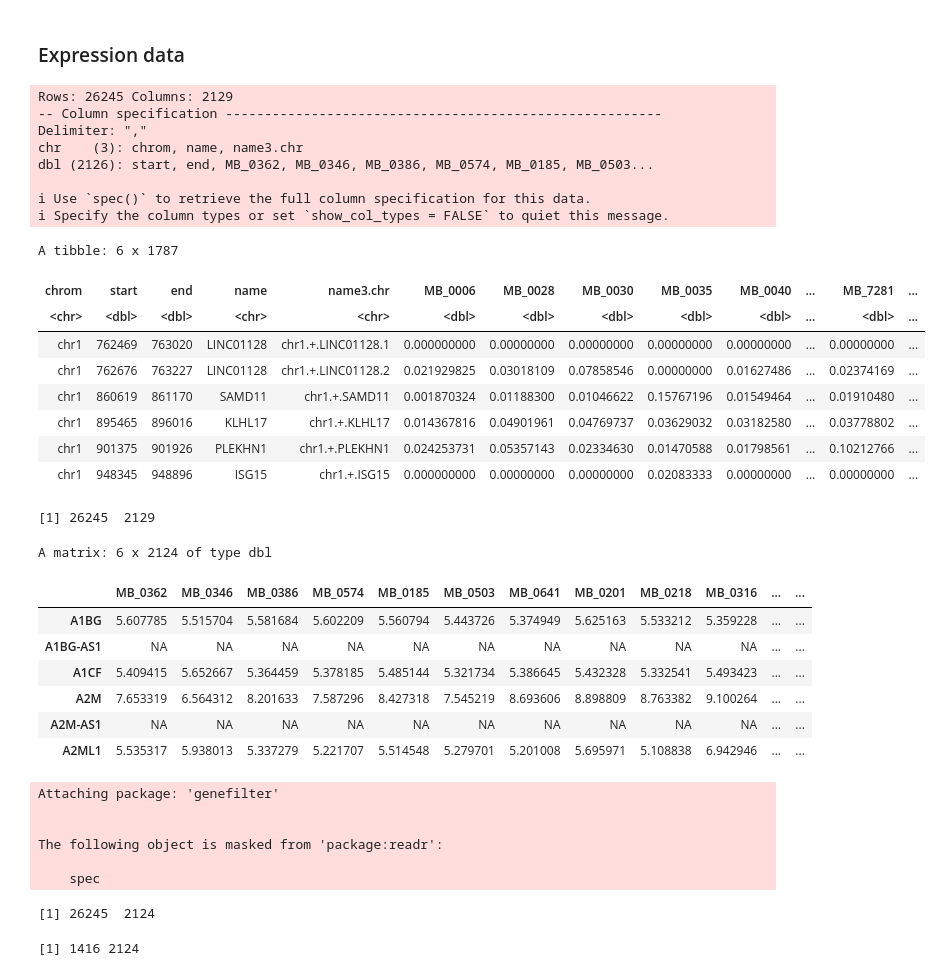
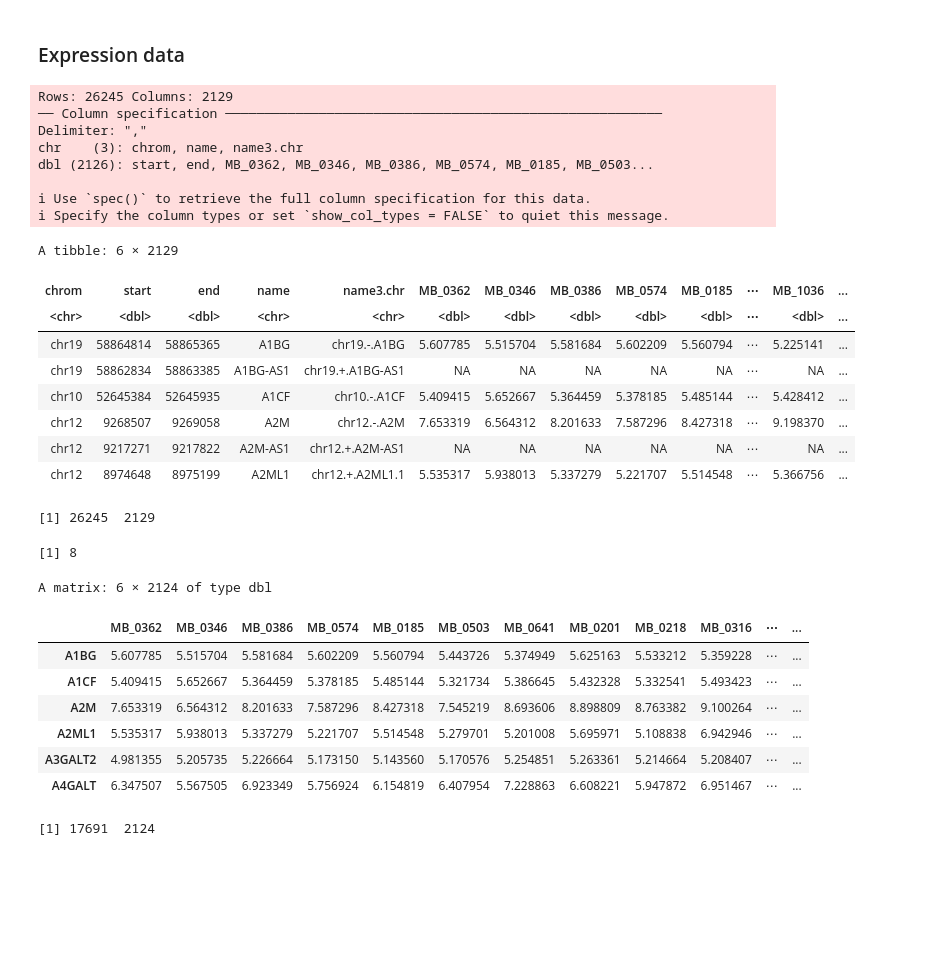
Before and after one commit to ABiiitH/Research-Work, a Jupyter notebook: sample.ipynb, the cells around one changed output. Cells and saved outputs as stored; diff of their text form; code cells hidden in the pictures; blank space fills up the shorter version.

```diff
--- a/sample.ipynb
+++ b/sample.ipynb
@@ -432,24 +447,24 @@ limma test and beta value test have a strong correlation.
 ### Expression data
 # %%
 expr_mat <- read_csv("data/expression_matrix.csv")
-head(data)
+head(expr_mat)
 dim(expr_mat)
 # %% [output]
 Rows: 26245 Columns: 2129
--- Column specification --------------------------------------------------------
+── Column specification ────────────────────────────────────────────────────────
 Delimiter: ","
 chr    (3): chrom, name, name3.chr
 dbl (2126): start, end, MB_0362, MB_0346, MB_0386, MB_0574, MB_0185, MB_0503...
 
-i Use `spec()` to retrieve the full column specification for this data.
-i Specify the column types or set `show_col_types = FALSE` to quiet this message.
+ℹ Use `spec()` to retrieve the full column specification for this data.
+ℹ Specify the column types or set `show_col_types = FALSE` to quiet this message.
-A tibble: 6 x 1787
+A tibble: 6 × 2129
-| chrom | start | end | name | name3.chr | MB_0006 | MB_0028 | MB_0030 | MB_0035 | MB_0040 | ... | MB_7281 | ... |
-| <chr> | <dbl> | <dbl> | <chr> | <chr> | <dbl> | <dbl> | <dbl> | <dbl> | <dbl> | ... | <dbl> | ... |
-| chr1 | 762469 | 763020 | LINC01128 | chr1.+.LINC01128.1 | 0.000000000 | 0.00000000 | 0.00000000 | 0.00000000 | 0.00000000 | ... | 0.00000000 | ... |
-| chr1 | 762676 | 763227 | LINC01128 | chr1.+.LINC01128.2 | 0.021929825 | 0.03018109 | 0.07858546 | 0.00000000 | 0.01627486 | ... | 0.02374169 | ... |
-| chr1 | 860619 | 861170 | SAMD11 | chr1.+.SAMD11 | 0.001870324 | 0.01188300 | 0.01046622 | 0.15767196 | 0.01549464 | ... | 0.01910480 | ... |
-| chr1 | 895465 | 896016 | KLHL17 | chr1.+.KLHL17 | 0.014367816 | 0.04901961 | 0.04769737 | 0.03629032 | 0.03182580 | ... | 0.03778802 | ... |
-| chr1 | 901375 | 901926 | PLEKHN1 | chr1.+.PLEKHN1 | 0.024253731 | 0.05357143 | 0.02334630 | 0.01470588 | 0.01798561 | ... | 0.10212766 | ... |
-| chr1 | 948345 | 948896 | ISG15 | chr1.+.ISG15 | 0.000000000 | 0.00000000 | 0.00000000 | 0.02083333 | 0.00000000 | ... | 0.00000000 | ... |
+| chrom | start | end | name | name3.chr | MB_0362 | MB_0346 | MB_0386 | MB_0574 | MB_0185 | ⋯ | MB_1036 | ... |
+| <chr> | <dbl> | <dbl> | <chr> | <chr> | <dbl> | <dbl> | <dbl> | <dbl> | <dbl> | ⋯ | <dbl> | ... |
+| chr19 | 58864814 | 58865365 | A1BG | chr19.-.A1BG | 5.607785 | 5.515704 | 5.581684 | 5.602209 | 5.560794 | ⋯ | 5.225141 | ... |
+| chr19 | 58862834 | 58863385 | A1BG-AS1 | chr19.+.A1BG-AS1 | NA | NA | NA | NA | NA | ⋯ | NA | ... |
+| chr10 | 52645384 | 52645935 | A1CF | chr10.-.A1CF | 5.409415 | 5.652667 | 5.364459 | 5.378185 | 5.485144 | ⋯ | 5.428412 | ... |
+| chr12 | 9268507 | 9269058 | A2M | chr12.-.A2M | 7.653319 | 6.564312 | 8.201633 | 7.587296 | 8.427318 | ⋯ | 9.198370 | ... |
+| chr12 | 9217271 | 9217822 | A2M-AS1 | chr12.+.A2M-AS1 | NA | NA | NA | NA | NA | ⋯ | NA | ... |
+| chr12 | 8974648 | 8975199 | A2ML1 | chr12.+.A2ML1.1 | 5.535317 | 5.938013 | 5.337279 | 5.221707 | 5.514548 | ⋯ | 5.366756 | ... |
 [1] 26245  2129
@@ -456,38 +481,21 @@ A tibble: 6 x 1787
 # %%
-expr_matrix <- expr_clean %>%
+# Extract expression matrix (numeric only)
+expr_matrix <- expr_clean_no_na %>%
   column_to_rownames("name") %>%
   as.matrix()
+
+# Check for any remaining NA
+sum(is.na(expr_matrix))
 head(expr_matrix)
-expr_unlogged <- 2^expr_matrix
-
-library(genefilter)
-
-ffun <- filterfun(pOverA(0.20, 100), cv(0.7, 10))
-filter_result <- genefilter(expr_unlogged, ffun)
-
-# Keep genes that pass the filter
-expr_filtered <- expr_unlogged[filter_result, ]
-
-# Optionally return to log2 scale
-expr_filtered_log2 <- log2(expr_filtered)
+dim(expr_matrix)
 # %% [output]
-A matrix: 6 x 2124 of type dbl
+[1] 8
+A matrix: 6 × 2124 of type dbl
-|  | MB_0362 | MB_0346 | MB_0386 | MB_0574 | MB_0185 | MB_0503 | MB_0641 | MB_0201 | MB_0218 | MB_0316 | ... | ... |
-| A1BG | 5.607785 | 5.515704 | 5.581684 | 5.602209 | 5.560794 | 5.443726 | 5.374949 | 5.625163 | 5.533212 | 5.359228 | ... | ... |
-| A1BG-AS1 | NA | NA | NA | NA | NA | NA | NA | NA | NA | NA | ... | ... |
-| A1CF | 5.409415 | 5.652667 | 5.364459 | 5.378185 | 5.485144 | 5.321734 | 5.386645 | 5.432328 | 5.332541 | 5.493423 | ... | ... |
-| A2M | 7.653319 | 6.564312 | 8.201633 | 7.587296 | 8.427318 | 7.545219 | 8.693606 | 8.898809 | 8.763382 | 9.100264 | ... | ... |
-| A2M-AS1 | NA | NA | NA | NA | NA | NA | NA | NA | NA | NA | ... | ... |
-| A2ML1 | 5.535317 | 5.938013 | 5.337279 | 5.221707 | 5.514548 | 5.279701 | 5.201008 | 5.695971 | 5.108838 | 6.942946 | ... | ... |
+|  | MB_0362 | MB_0346 | MB_0386 | MB_0574 | MB_0185 | MB_0503 | MB_0641 | MB_0201 | MB_0218 | MB_0316 | ⋯ | ... |
+| A1BG | 5.607785 | 5.515704 | 5.581684 | 5.602209 | 5.560794 | 5.443726 | 5.374949 | 5.625163 | 5.533212 | 5.359228 | ⋯ | ... |
+| A1CF | 5.409415 | 5.652667 | 5.364459 | 5.378185 | 5.485144 | 5.321734 | 5.386645 | 5.432328 | 5.332541 | 5.493423 | ⋯ | ... |
+| A2M | 7.653319 | 6.564312 | 8.201633 | 7.587296 | 8.427318 | 7.545219 | 8.693606 | 8.898809 | 8.763382 | 9.100264 | ⋯ | ... |
+| A2ML1 | 5.535317 | 5.938013 | 5.337279 | 5.221707 | 5.514548 | 5.279701 | 5.201008 | 5.695971 | 5.108838 | 6.942946 | ⋯ | ... |
+| A3GALT2 | 4.981355 | 5.205735 | 5.226664 | 5.173150 | 5.143560 | 5.170576 | 5.254851 | 5.263361 | 5.214664 | 5.208407 | ⋯ | ... |
+| A4GALT | 6.347507 | 5.567505 | 6.923349 | 5.756924 | 6.154819 | 6.407954 | 7.228863 | 6.608221 | 5.947872 | 6.951467 | ⋯ | ... |
-Attaching package: 'genefilter'
-
-
-The following object is masked from 'package:readr':
-
-    spec
+[1] 17691  2124
-# %%
-dim(expr_unlogged)         # before filtering
-dim(expr_filtered_log2)    # after filtering
-# %% [output]
-[1] 26245  2124
-[1] 1416 2124
```
Also changed, not shown: parts of 48 cells of this notebook.
